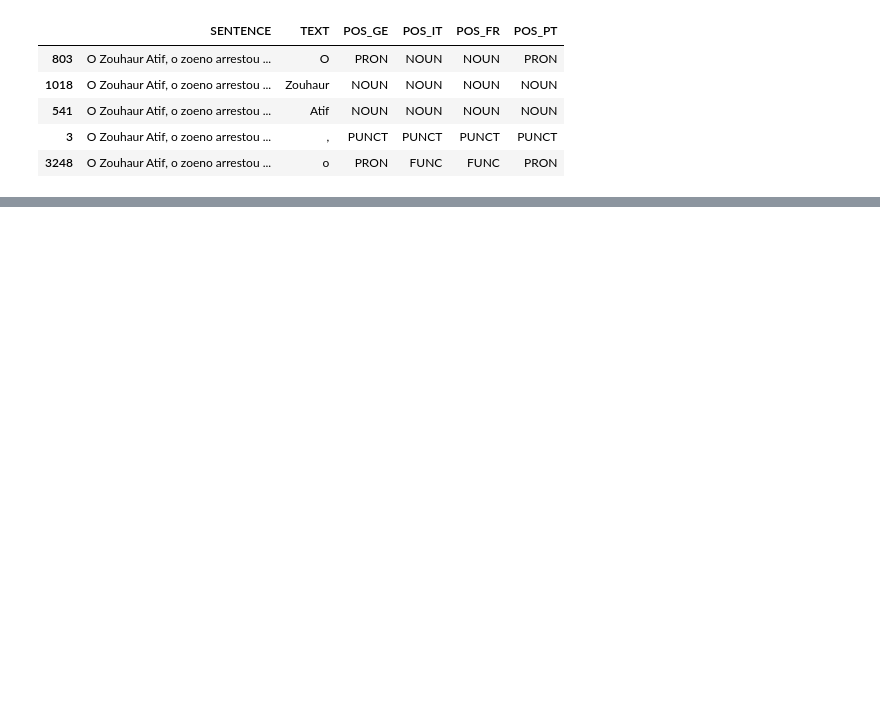
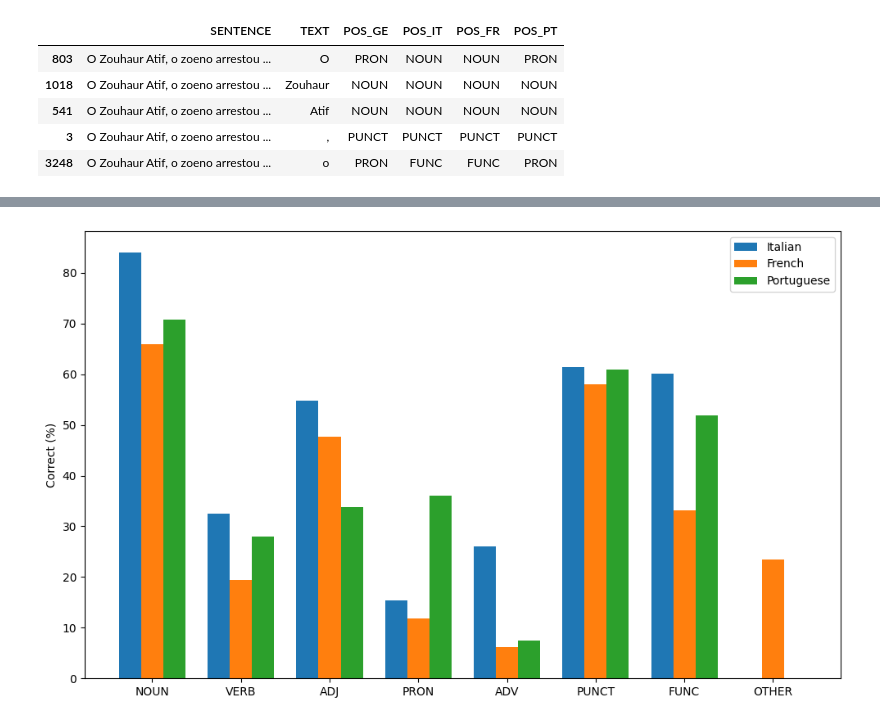
Before and after one commit to saracaviglia/NLP-project, a Jupyter notebook: combining.ipynb, the cells around one changed output, grey strips where cells are left out. Saved outputs shown, nothing was run; the diff lists cells and outputs as text; code cells hidden in the pictures; blank space fills up the shorter version.

```diff
--- a/combining.ipynb
+++ b/combining.ipynb
@@ -45,0 +95,24 @@ merged_df.head()
+# %%
+def countPOS(df):
+	NOUN, VERB, ADJ, PRON, ADV, PUNCT, FUNC, OTHER = 0, 0, 0, 0, 0, 0, 0, 0
+	for _, row in df.iterrows():
+		pos = row['POS_GE']
+		if pos == 'NOUN':
+			NOUN += 1
+		elif pos == 'VERB':
+			VERB += 1
+		elif pos == 'ADJ':
+			ADJ += 1
+		elif pos == 'PRON':
+			PRON += 1
+		elif pos == 'ADV':
+			ADV += 1
+		elif pos == 'PUNCT':
+			PUNCT += 1
+		elif pos == 'FUNC':
+			FUNC += 1
+		elif pos == 'OTHER':
+			OTHER += 1
+	return NOUN, VERB, ADJ, PRON, ADV, PUNCT, FUNC, OTHER
+
+NOUN, VERB, ADJ, PRON, ADV, PUNCT, FUNC, OTHER = countPOS(merged_df)
@@ -45,0 +262,23 @@ merged_df.head()
+# %%
+labels = ['NOUN', 'VERB', 'ADJ', 'PRON', 'ADV', 'PUNCT', 'FUNC', 'OTHER']
+x = list(range(len(labels)))
+width = 0.25
+
+it_vals = [perc_correct_NOUN_IT, perc_correct_VERB_IT, perc_correct_ADJ_IT, perc_correct_PRON_IT,
+		   perc_correct_ADV_IT, perc_correct_PUNCT_IT, perc_correct_FUNC_IT, perc_correct_OTHER_IT]
+fr_vals = [perc_correct_NOUN_FR, perc_correct_VERB_FR, perc_correct_ADJ_FR, perc_correct_PRON_FR,
+		   perc_correct_ADV_FR, perc_correct_PUNCT_FR, perc_correct_FUNC_FR, perc_correct_OTHER_FR]
+pt_vals = [perc_correct_NOUN_PT, perc_correct_VERB_PT, perc_correct_ADJ_PT, perc_correct_PRON_PT,
+		   perc_correct_ADV_PT, perc_correct_PUNCT_PT, perc_correct_FUNC_PT, perc_correct_OTHER_PT]
+
+plt.figure(figsize=(10, 6))
+plt.bar([i - width for i in x], it_vals, width=width, label='Italian')
+plt.bar(x, fr_vals, width=width, label='French')
+plt.bar([i + width for i in x], pt_vals, width=width, label='Portuguese')
+
+plt.xticks(x, labels)
+plt.ylabel('Correct (%)')
+plt.legend()
+plt.tight_layout()
+# %% [output]
+[figure, added]
```
Also changed, not shown: parts of 9 cells of this notebook, 1 other file.
